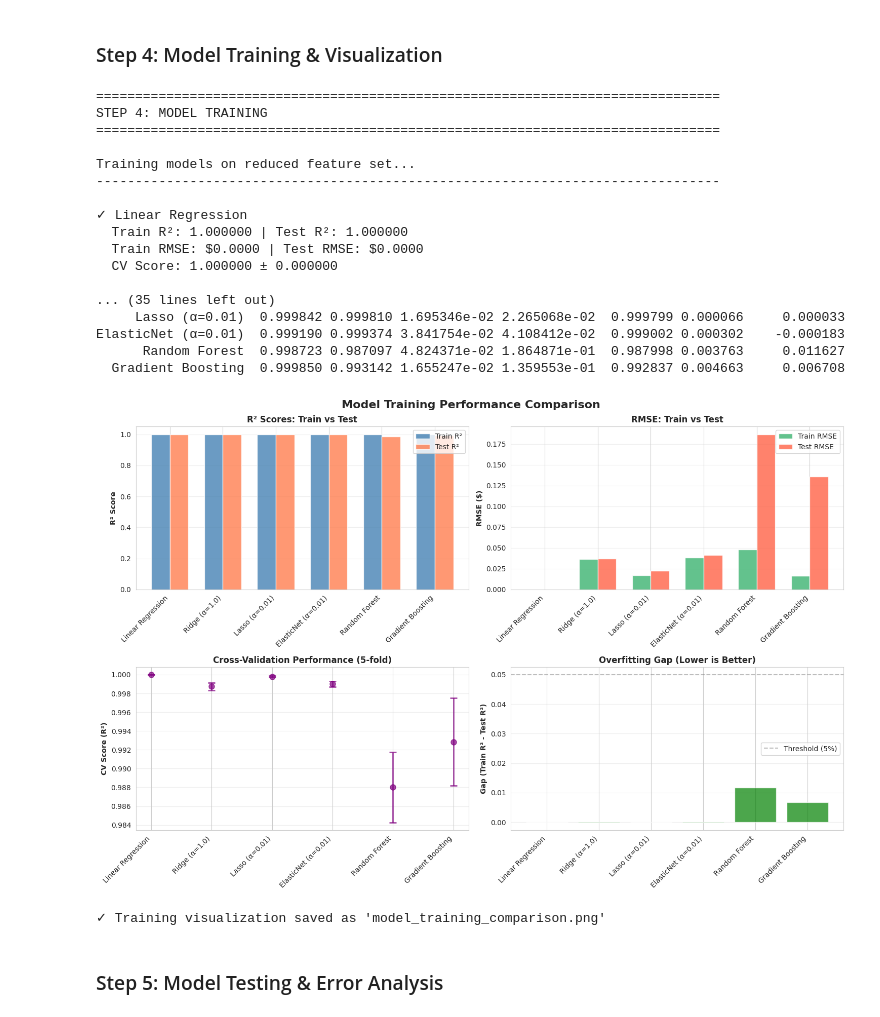
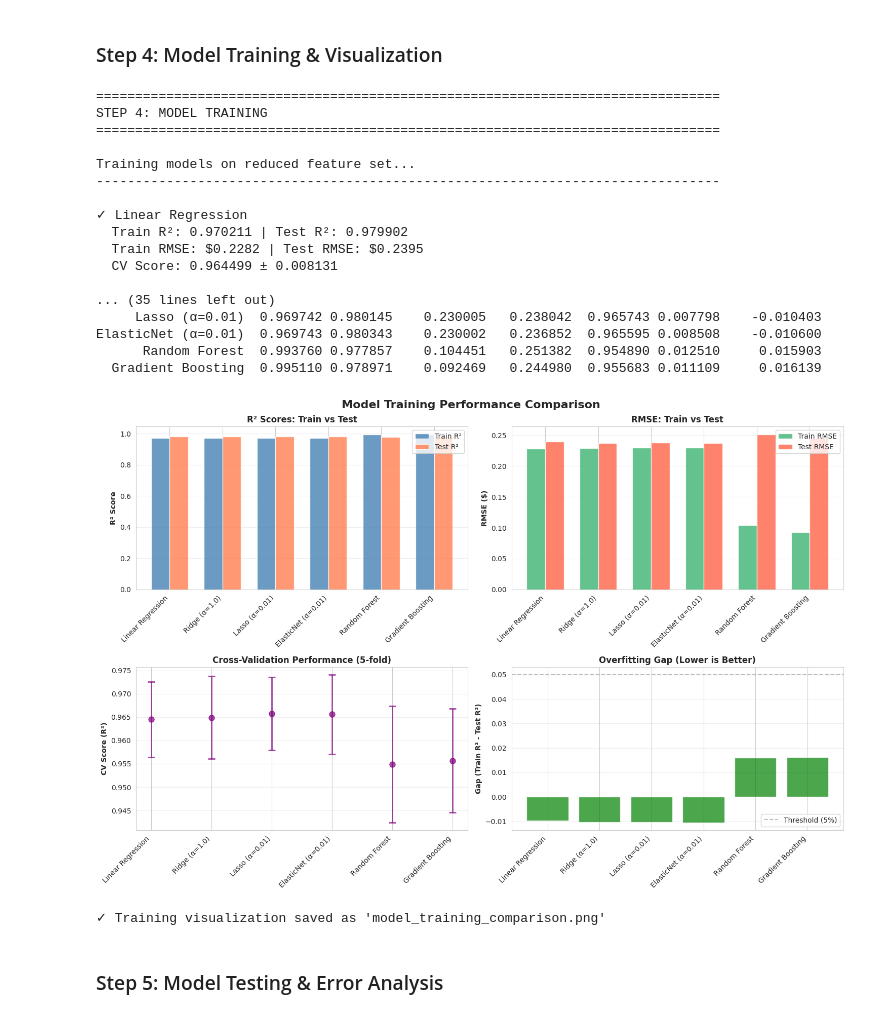
Before and after one commit to gottipatiarunmurari-pixel/py_assignment, a Jupyter notebook: analysis.ipynb, the cells around one changed output. Drawn from its saved outputs; the diff is of its cells as text; code cells hidden in the pictures.

```diff
--- a/analysis.ipynb
+++ b/analysis.ipynb
@@ -134,6 +133,20 @@ df_clean['Volatility'] = df_clean['Price'].rolling(window=10).std()
 # Remove rows with NaN values created by rolling calculations and pct_change
 df_clean = df_clean.dropna()
 
+# Create lagged features (previous day's data to avoid data leakage)
+df_clean['Prev_Price'] = df_clean['Price'].shift(1)
+df_clean['Prev_Open'] = df_clean['Open'].shift(1)
+df_clean['Prev_High'] = df_clean['High'].shift(1)
+df_clean['Prev_Low'] = df_clean['Low'].shift(1)
+df_clean['Prev_Vol'] = df_clean['Vol.'].shift(1)
+df_clean['Prev_Change'] = df_clean['Change %'].shift(1)
+df_clean['Prev_MA5'] = df_clean['MA_5'].shift(1)
+df_clean['Prev_MA10'] = df_clean['MA_10'].shift(1)
+df_clean['Prev_Volatility'] = df_clean['Volatility'].shift(1)
+
+# Drop the first row which will have NaN for lagged features
+df_clean = df_clean.dropna()
+
 print("Features after engineering:")
 print(df_clean.head(10))
 print("\nFinal dataset shape:", df_clean.shape)
@@ -243,9 +255,8 @@ Correlation heatmap displayed!
 # Define target variable (Price) and features
 # Using Price as target since it's most relevant for prediction
 
-# Select features for modeling (excluding Date and Price itself)
-feature_columns = ['Open', 'High', 'Low', 'Vol.', 'Change %', 'Price_Range',
-                   'Price_Momentum', 'Daily_Return', 'MA_5', 'MA_10', 'Volatility']
+# Select features for modeling (using previous day's data to avoid data leakage)
+feature_columns = ['Prev_Open', 'Prev_High', 'Prev_Low', 'Prev_Vol', 'Prev_Change', 'Prev_MA5', 'Prev_MA10', 'Prev_Volatility']
 
 X = df_clean[feature_columns]
 y = df_clean['Price']
@@ -1943,7 +1953,7 @@ print(f"\nOriginal features before removal: {list(X.columns)}")
 print(f"Total features: {len(X.columns)}")
 
 # Remove High and Low columns due to perfect multicollinearity with Price
-X_reduced = X.drop(['High', 'Low'], axis=1)
+X_reduced = X.drop(['Prev_High', 'Prev_Low'], axis=1)
 
 print(f"\nFeatures after removing High & Low: {list(X_reduced.columns)}")
 print(f"Reduced to {len(X_reduced.columns)} features")
@@ -2215,6 +2225,19 @@ Gradient Boosting  Very High             Poor      Slow                        N
 print("\n" + "=" * 80)
 print("STEP 4: MODEL TRAINING")
 print("=" * 80)
+
+from sklearn.metrics import r2_score, mean_squared_error
+
+# Prepare reduced feature set
+X_train_reduced = X_reduced.loc[X_train.index]
+X_test_reduced = X_reduced.loc[X_test.index]
+y_train_reduced = y_train
+y_test_reduced = y_test
+
+# Scale the reduced features
+scaler_reduced = StandardScaler()
+X_train_scaled_reduced = scaler_reduced.fit_transform(X_train_reduced)
+X_test_scaled_reduced = scaler_reduced.transform(X_test_reduced)
 
 # Train all 6 models
 models_reduced = {
@@ -2330,41 +2353,41 @@ ax3.set_xticklabels(results_df['Model'], rotation=45, ha='right')
 ax3.grid(axis='y', alpha=0.3)
 
 # Plot 4: Overfitting Gap
 ax4 = axes[1, 1]
 colors = ['green' if gap < 0.05 else 'orange' if gap < 0.1 else 'red' for gap in results_df['Overfit Gap']]
 ax4.bar(x_pos, results_df['Overfit Gap'], color=colors, alpha=0.7)
 ax4.set_ylabel('Gap (Train R² - Test R²)', fontweight='bold')
 ax4.set_title('Overfitting Gap (Lower is Better)', fontweight='bold')
 ax4.set_xticks(x_pos)
 ax4.set_xticklabels(results_df['Model'], rotation=45, ha='right')
 ax4.axhline(y=0.05, color='gray', linestyle='--', alpha=0.5, label='Threshold (5%)')
 ax4.legend()
 ax4.grid(axis='y', alpha=0.3)
 
 plt.tight_layout()
 plt.savefig('model_training_comparison.png', dpi=300, bbox_inches='tight')
 plt.show()
 
 print("\n✓ Training visualization saved as 'model_training_comparison.png'")
 # %% [output]
 ================================================================================
 STEP 4: MODEL TRAINING
 ================================================================================
 
 Training models on reduced feature set...
 --------------------------------------------------------------------------------
 
 ✓ Linear Regression
-  Train R²: 1.000000 | Test R²: 1.000000
-  Train RMSE: $0.0000 | Test RMSE: $0.0000
-  CV Score: 1.000000 ± 0.000000
+  Train R²: 0.970211 | Test R²: 0.979902
+  Train RMSE: $0.2282 | Test RMSE: $0.2395
+  CV Score: 0.964499 ± 0.008131
 
 ... (35 lines left out)
-     Lasso (α=0.01)  0.999842 0.999810 1.695346e-02 2.265068e-02  0.999799 0.000066     0.000033
-ElasticNet (α=0.01)  0.999190 0.999374 3.841754e-02 4.108412e-02  0.999002 0.000302    -0.000183
-      Random Forest  0.998723 0.987097 4.824371e-02 1.864871e-01  0.987998 0.003763     0.011627
-  Gradient Boosting  0.999850 0.993142 1.655247e-02 1.359553e-01  0.992837 0.004663     0.006708
+     Lasso (α=0.01)  0.969742 0.980145    0.230005   0.238042  0.965743 0.007798    -0.010403
+ElasticNet (α=0.01)  0.969743 0.980343    0.230002   0.236852  0.965595 0.008508    -0.010600
+      Random Forest  0.993760 0.977857    0.104451   0.251382  0.954890 0.012510     0.015903
+  Gradient Boosting  0.995110 0.978971    0.092469   0.244980  0.955683 0.011109     0.016139
-[figure, old version]
+[figure, new version]
 ✓ Training visualization saved as 'model_training_comparison.png'
 # %% [markdown]
 ### Step 5: Model Testing & Error Analysis
```
Also changed, not shown: parts of 18 cells of this notebook, 6 other files.
